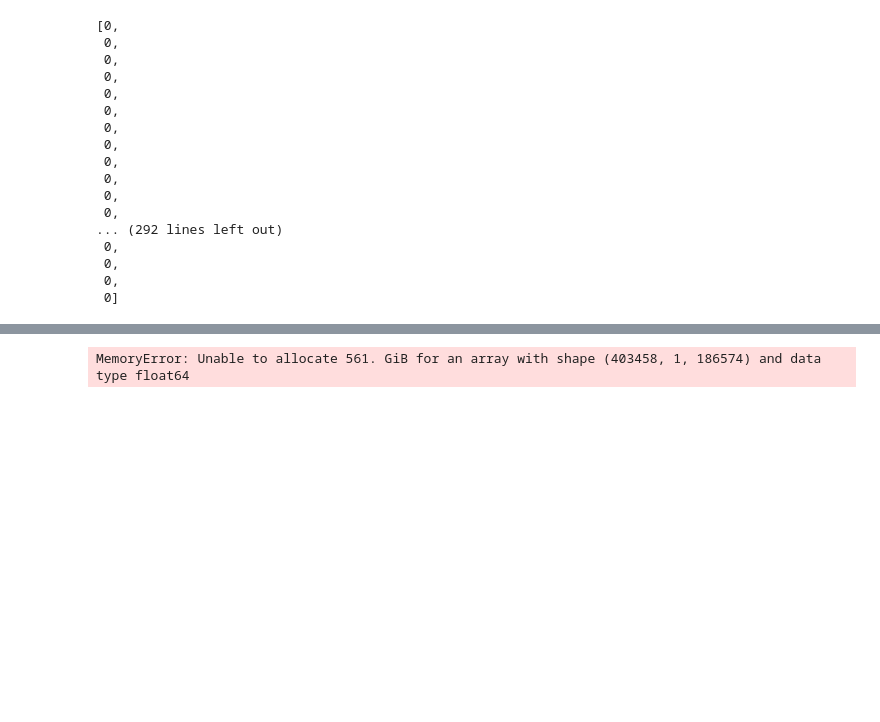
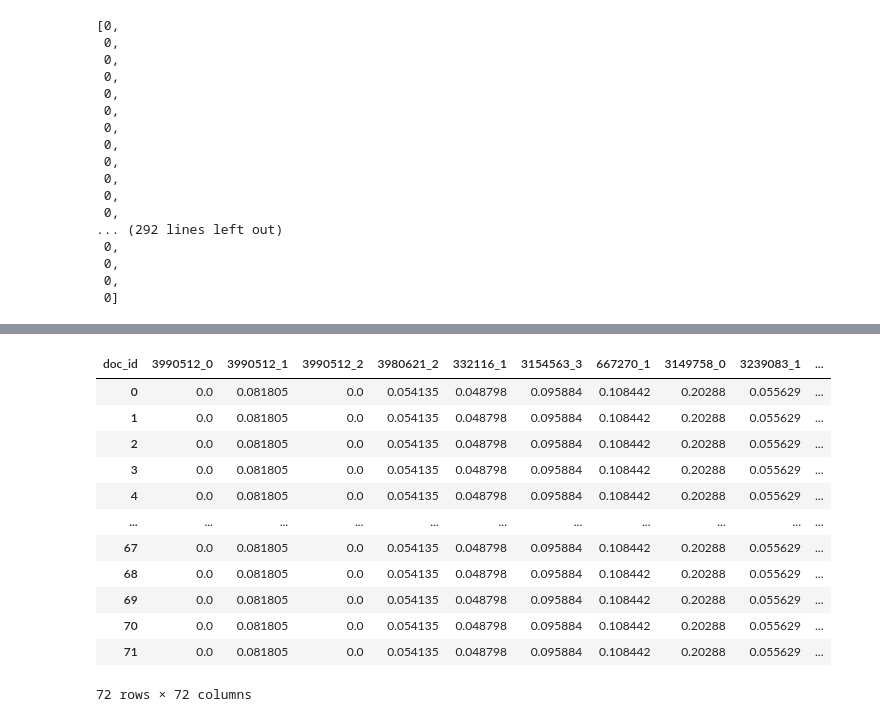
Before and after one commit to issam-hub/seri, a Jupyter notebook: code.ipynb, the cells around one changed output, grey strips where cells are left out. Saved outputs shown, nothing was run; the diff lists cells and outputs as text; code cells hidden in the pictures; blank space fills up the shorter version.

```diff
--- a/code.ipynb
+++ b/code.ipynb
@@ -151,11 +151,6 @@ arr
  0,
  0]
 # %%
-query_matrix = [[arr]]*1000
-0, 1, 2, 3, 4, 5, 6, 7
-0.1, 0.2, 0.9, 0.2, 0, 0, 0.3
-
-3, 7, 4, 1, 0, 5, 6
-
-
-# query_matrix
+query_matrix = [arr]*72
+# len(query_matrix[1])
+# np.matrix(query_matrix)
@@ -162,5 +165,20 @@ query_matrix = [[arr]]*1000
 # %%
 from sklearn.metrics.pairwise import linear_kernel, cosine_similarity
 cos_sim = linear_kernel(query_matrix, tfidf_matrix)
-# %% [output]
-MemoryError: Unable to allocate 561. GiB for an array with shape (403458, 1, 186574) and data type float64
+# %%
+cos_sim_show = pd.DataFrame(cos_sim, columns=df['doc_id'])
+cos_sim_show
+# %% [output]
+| doc_id | 3990512_0 | 3990512_1 | 3990512_2 | 3980621_2 | 332116_1 | 3154563_3 | 667270_1 | 3149758_0 | 3239083_1 | ... |
+| 0 | 0.0 | 0.081805 | 0.0 | 0.054135 | 0.048798 | 0.095884 | 0.108442 | 0.20288 | 0.055629 | ... |
+| 1 | 0.0 | 0.081805 | 0.0 | 0.054135 | 0.048798 | 0.095884 | 0.108442 | 0.20288 | 0.055629 | ... |
+| 2 | 0.0 | 0.081805 | 0.0 | 0.054135 | 0.048798 | 0.095884 | 0.108442 | 0.20288 | 0.055629 | ... |
+| 3 | 0.0 | 0.081805 | 0.0 | 0.054135 | 0.048798 | 0.095884 | 0.108442 | 0.20288 | 0.055629 | ... |
+| 4 | 0.0 | 0.081805 | 0.0 | 0.054135 | 0.048798 | 0.095884 | 0.108442 | 0.20288 | 0.055629 | ... |
+| ... | ... | ... | ... | ... | ... | ... | ... | ... | ... | ... |
+| 67 | 0.0 | 0.081805 | 0.0 | 0.054135 | 0.048798 | 0.095884 | 0.108442 | 0.20288 | 0.055629 | ... |
+| 68 | 0.0 | 0.081805 | 0.0 | 0.054135 | 0.048798 | 0.095884 | 0.108442 | 0.20288 | 0.055629 | ... |
+| 69 | 0.0 | 0.081805 | 0.0 | 0.054135 | 0.048798 | 0.095884 | 0.108442 | 0.20288 | 0.055629 | ... |
+| 70 | 0.0 | 0.081805 | 0.0 | 0.054135 | 0.048798 | 0.095884 | 0.108442 | 0.20288 | 0.055629 | ... |
+| 71 | 0.0 | 0.081805 | 0.0 | 0.054135 | 0.048798 | 0.095884 | 0.108442 | 0.20288 | 0.055629 | ... |
+72 rows × 72 columns
```
Also changed, not shown: parts of 5 cells of this notebook.
